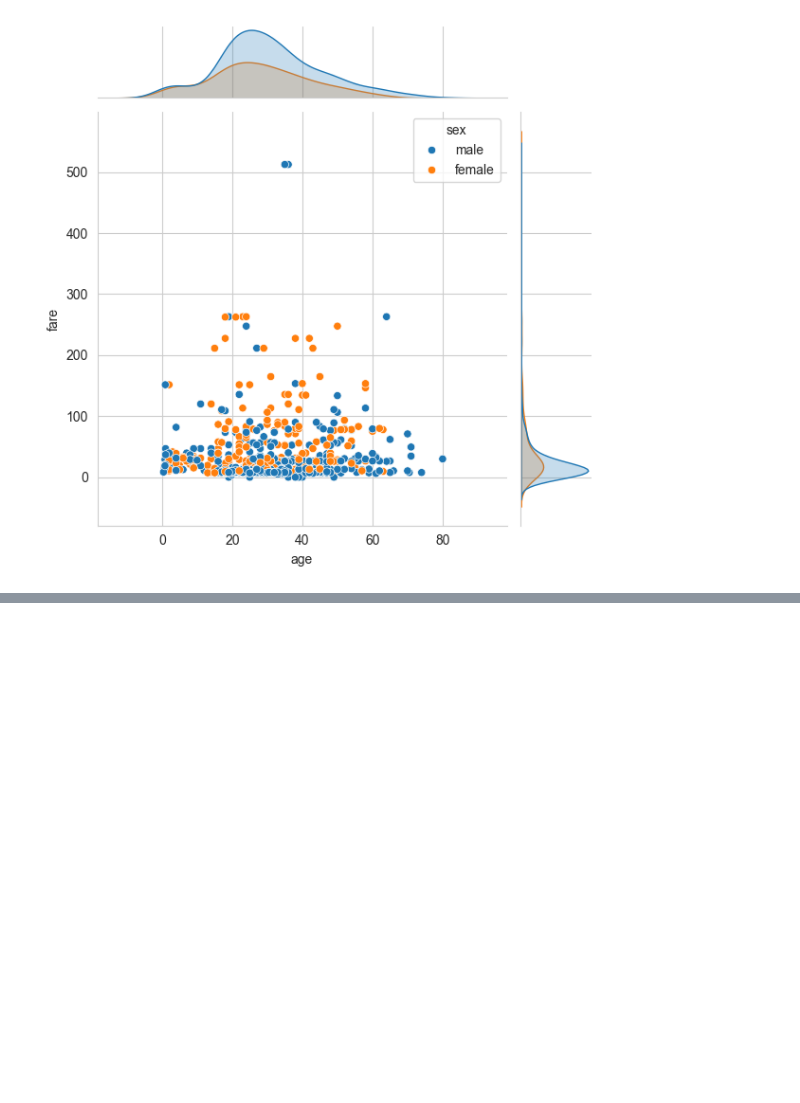
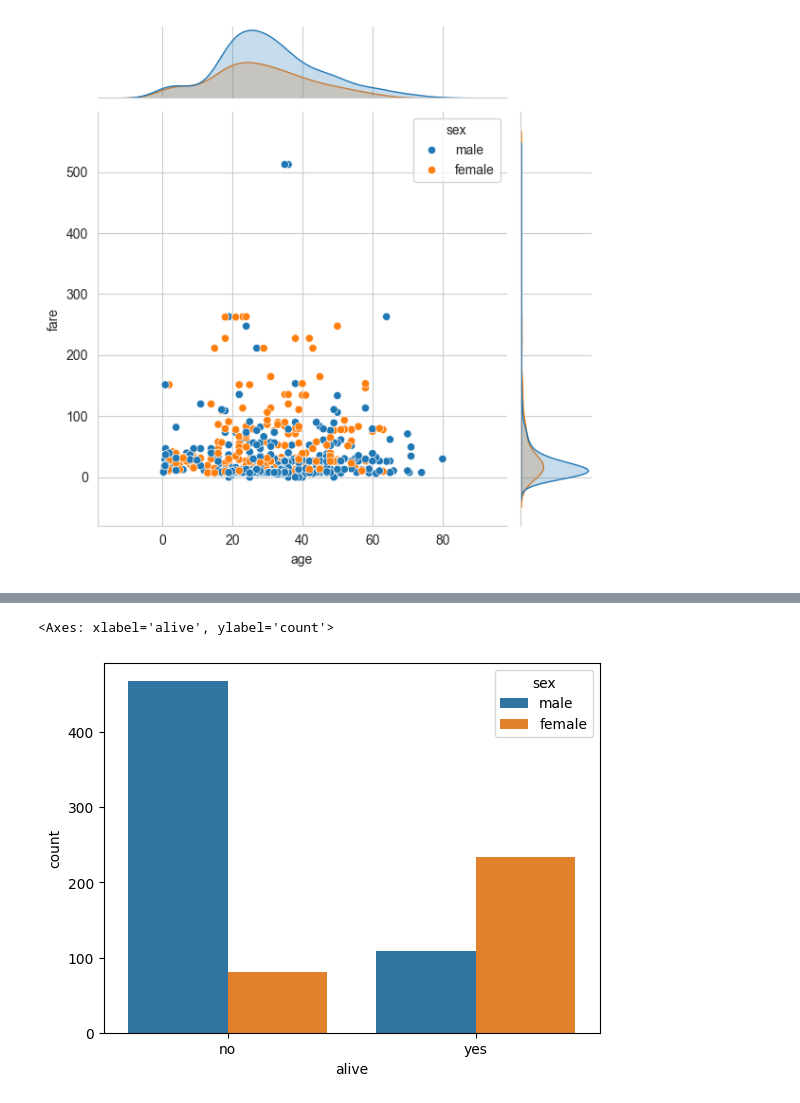
Before and after one commit to mahir4707/Python-for-Data-Analytics, a Jupyter notebook: Chapter 4 - Seaborn/main.ipynb, the cells around one changed output, grey strips where cells are left out. Cells and saved outputs as stored; diff of their text form; code cells hidden in the pictures; blank space fills up the shorter version.

```diff
--- a/Chapter 4 - Seaborn/main.ipynb
+++ b/Chapter 4 - Seaborn/main.ipynb
@@ -134,0 +142,7 @@ sns.jointplot(data =data, x="age", y="fare", hue="sex")
+# %%
+#countplot
+
+sns.countplot(data=data, x="alive", hue="sex")
+# %% [output]
+<Axes: xlabel='alive', ylabel='count'>
+[figure, added]
```
Also changed, not shown: parts of 9 cells of this notebook.
